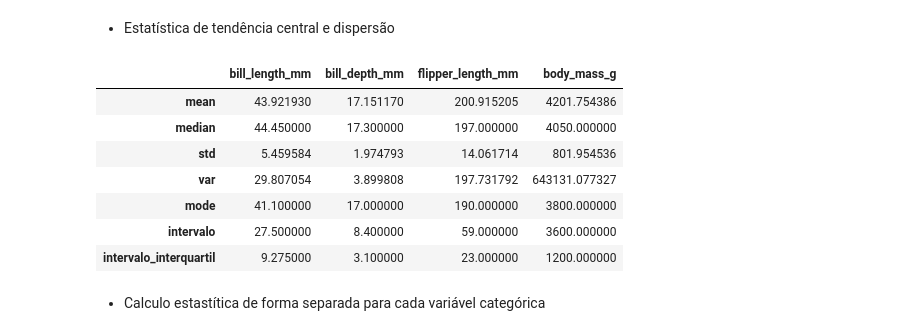
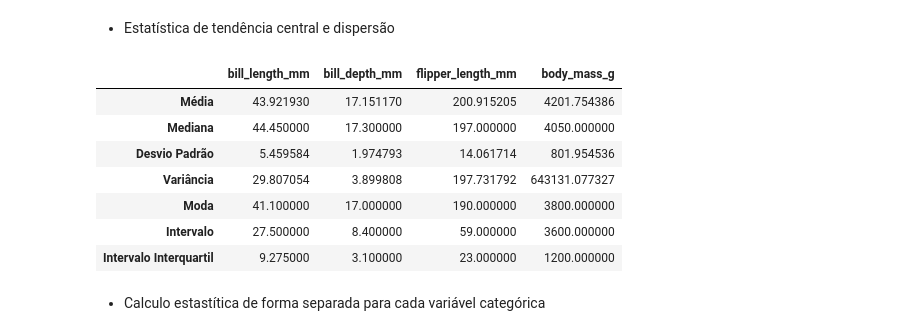
Before and after one commit to andrezaleal/avanti-bootcamp-cdd, a Jupyter notebook: notebooks/aula-02/pinguins.ipynb, the cells around one changed output. Drawn from its saved outputs; the diff is of its cells as text; code cells hidden in the pictures.

Commit message:
ajuste na tabela de estátistica central e dispersão

```diff
--- a/notebooks/aula-02/pinguins.ipynb
+++ b/notebooks/aula-02/pinguins.ipynb
@@ -109,7 +109,7 @@ def intervalo_interquartil(column):
     return iqr
 # %%
 # Lista para renomear o  titulo das colunas para melhor compreensão
-novos_nomes = {
+titulo_tabela = {
     'mean': 'Média',
     'median': 'Mediana',
     'std': 'Desvio Padrão',
@@ -121,24 +121,23 @@ novos_nomes = {
 # %%
 # Filtrar apenas as colunas numéricas
 numeric_columns  = df_penguins.select_dtypes('float64')
 
 # Adicionado o calculo das medidas de tendência central e dispersão
 tendencia_central_e_dispersao_values =  numeric_columns .agg(['mean', 'median','std', 'var', mode, intervalo, intervalo_interquartil])
-
 #Renomeando as colunas
-tendencia_central_e_dispersao_values = tendencia_central_e_dispersao_values.rename(columns=novos_nomes)
+tendencia_central_e_dispersao_values.rename(titulo_tabela, inplace=True)
 
 #Imprimindo o DataFrame
 tendencia_central_e_dispersao_values
 # %% [output]
 |  | bill_length_mm | bill_depth_mm | flipper_length_mm | body_mass_g |
-| mean | 43.921930 | 17.151170 | 200.915205 | 4201.754386 |
-| median | 44.450000 | 17.300000 | 197.000000 | 4050.000000 |
-| std | 5.459584 | 1.974793 | 14.061714 | 801.954536 |
-| var | 29.807054 | 3.899808 | 197.731792 | 643131.077327 |
-| mode | 41.100000 | 17.000000 | 190.000000 | 3800.000000 |
-| intervalo | 27.500000 | 8.400000 | 59.000000 | 3600.000000 |
-| intervalo_interquartil | 9.275000 | 3.100000 | 23.000000 | 1200.000000 |
+| Média | 43.921930 | 17.151170 | 200.915205 | 4201.754386 |
+| Mediana | 44.450000 | 17.300000 | 197.000000 | 4050.000000 |
+| Desvio Padrão | 5.459584 | 1.974793 | 14.061714 | 801.954536 |
+| Variância | 29.807054 | 3.899808 | 197.731792 | 643131.077327 |
+| Moda | 41.100000 | 17.000000 | 190.000000 | 3800.000000 |
+| Intervalo | 27.500000 | 8.400000 | 59.000000 | 3600.000000 |
+| Intervalo Interquartil | 9.275000 | 3.100000 | 23.000000 | 1200.000000 |
 # %% [markdown]
 - Calculo estastítica de forma separada para cada variável categórica
 # %%
```
Also changed, not shown: parts of 3 cells of this notebook.
